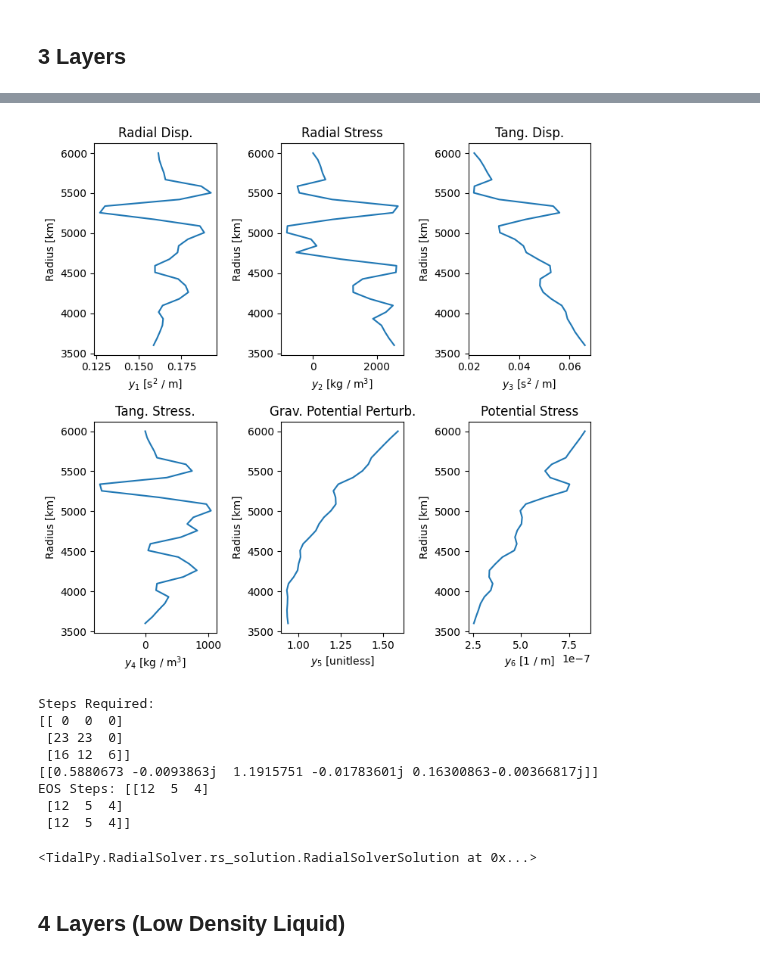
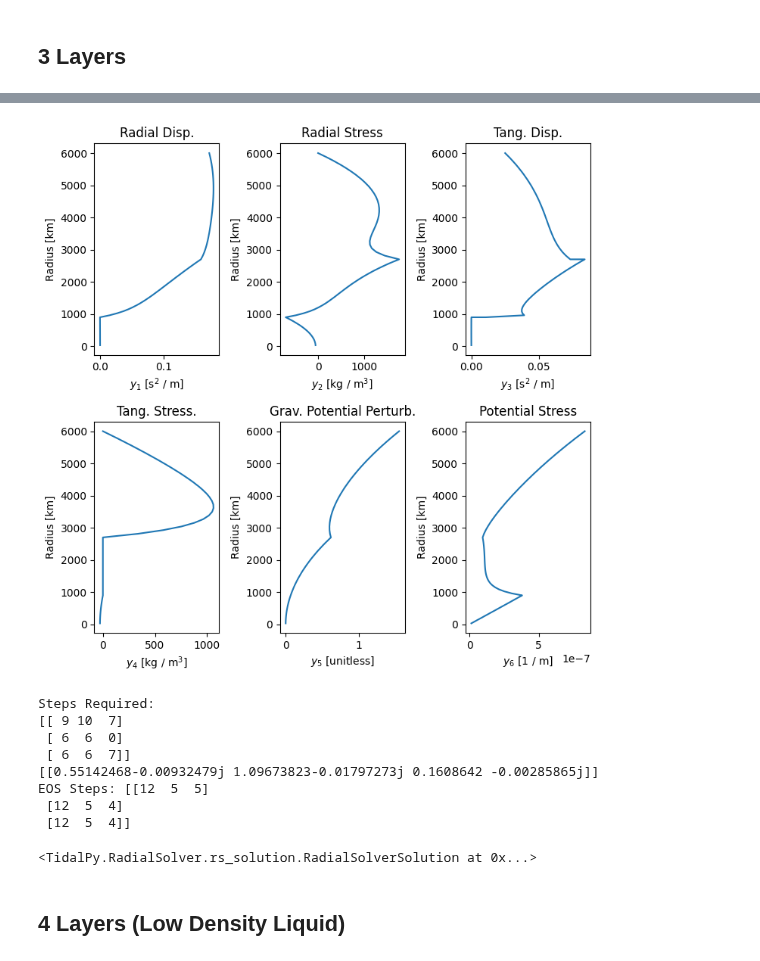
Before and after one commit to jrenaud90/TidalPy, a Jupyter notebook: Benchmarks & Performance/RadialSolver/RadialSolver Benchmarks.ipynb, the cells around one changed output, grey strips where cells are left out. Drawn from its saved outputs; the diff is of its cells as text; code cells hidden in the pictures.

```diff
--- a/Benchmarks & Performance/RadialSolver/RadialSolver Benchmarks.ipynb
+++ b/Benchmarks & Performance/RadialSolver/RadialSolver Benchmarks.ipynb
@@ -59,7 +59,7 @@ def test_1layer():
         layer_is_incompressible_tuple = (False,),
         shear_rheology_model_tuple    = (Andrade(),),
         bulk_rheology_model_tuple     = (Elastic(),),
-        radius_fraction_tuple         = (1.0,),
+        thickness_fraction_tuple      = (1.0,),
         volume_fraction_tuple         = None,
         slices_tuple                  = None,
         slice_per_layer               = 10,
@@ -186,7 +186,7 @@ def test_3layer():
 
     rs_input = build_planet_constant_layers(
         planet_radius                 = 6000.0e3,
-        forcing_frequency             = np.pi * 2. / (86400. * 1.1),
+        forcing_frequency             = np.pi * 2. / (86400. * 0.1),
         density_tuple                 = (9600.0, 8000.0, 3400.0),
         static_bulk_modulus_tuple     = (10.0e11, 5.0e11, 1.0e11),
         static_shear_modulus_tuple    = (150.0e9, 0.0, 50.0e9),
@@ -197,7 +197,7 @@ def test_3layer():
         layer_is_incompressible_tuple = (False, False, False),
         shear_rheology_model_tuple    = (Andrade(), Elastic(), Andrade()),
         bulk_rheology_model_tuple     = (Elastic(), Elastic(), Elastic()),
-        radius_fraction_tuple         = (0.15, 0.45, 1.0 - 0.45 - 0.15),
+        thickness_fraction_tuple      = (0.15, 0.30, 1.0 - 0.30 - 0.15),
         volume_fraction_tuple         = None,
         slices_tuple                  = None,
         slice_per_layer               = 30,
@@ -206,7 +206,7 @@ def test_3layer():
     rs_kwargs = {**radial_solver_kwargs}
     # rs_kwargs['integration_rtol'] = 1.0e-10
     # rs_kwargs['integration_atol'] = 1.0e-15
-    rs_kwargs['starting_radius'] = 2.0e6
+    # rs_kwargs['starting_radius'] = 1.0e6
 
     solution = radial_solver(*rs_input, **rs_kwargs)
 
@@ -242,10 +241,10 @@ The slowest run took 4.84 times longer than the fastest. This could mean that an
-[figure, old version]
+[figure, new version]
 Steps Required:
-[[ 0  0  0]
- [23 23  0]
- [16 12  6]]
-[[0.5880673 -0.0093863j  1.1915751 -0.01783601j 0.16300863-0.00366817j]]
-EOS Steps: [[12  5  4]
+[[ 9 10  7]
+ [ 6  6  0]
+ [ 6  6  7]]
+[[0.55142468-0.00932479j 1.09673823-0.01797273j 0.1608642 -0.00285865j]]
+EOS Steps: [[12  5  5]
  [12  5  4]
  [12  5  4]]
 <TidalPy.RadialSolver.rs_solution.RadialSolverSolution at 0x...>
```
Also changed, not shown: parts of 4 cells of this notebook, 1 other file.
